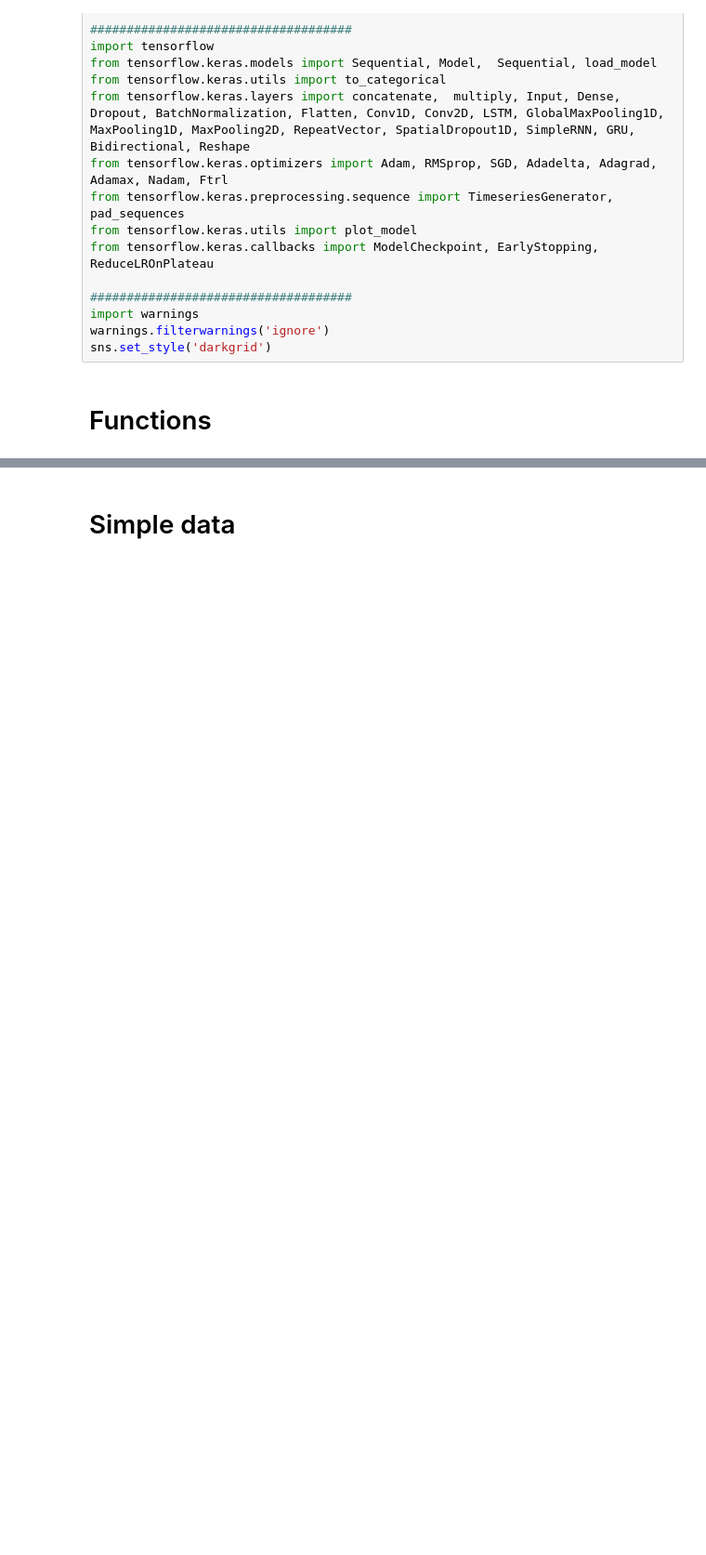
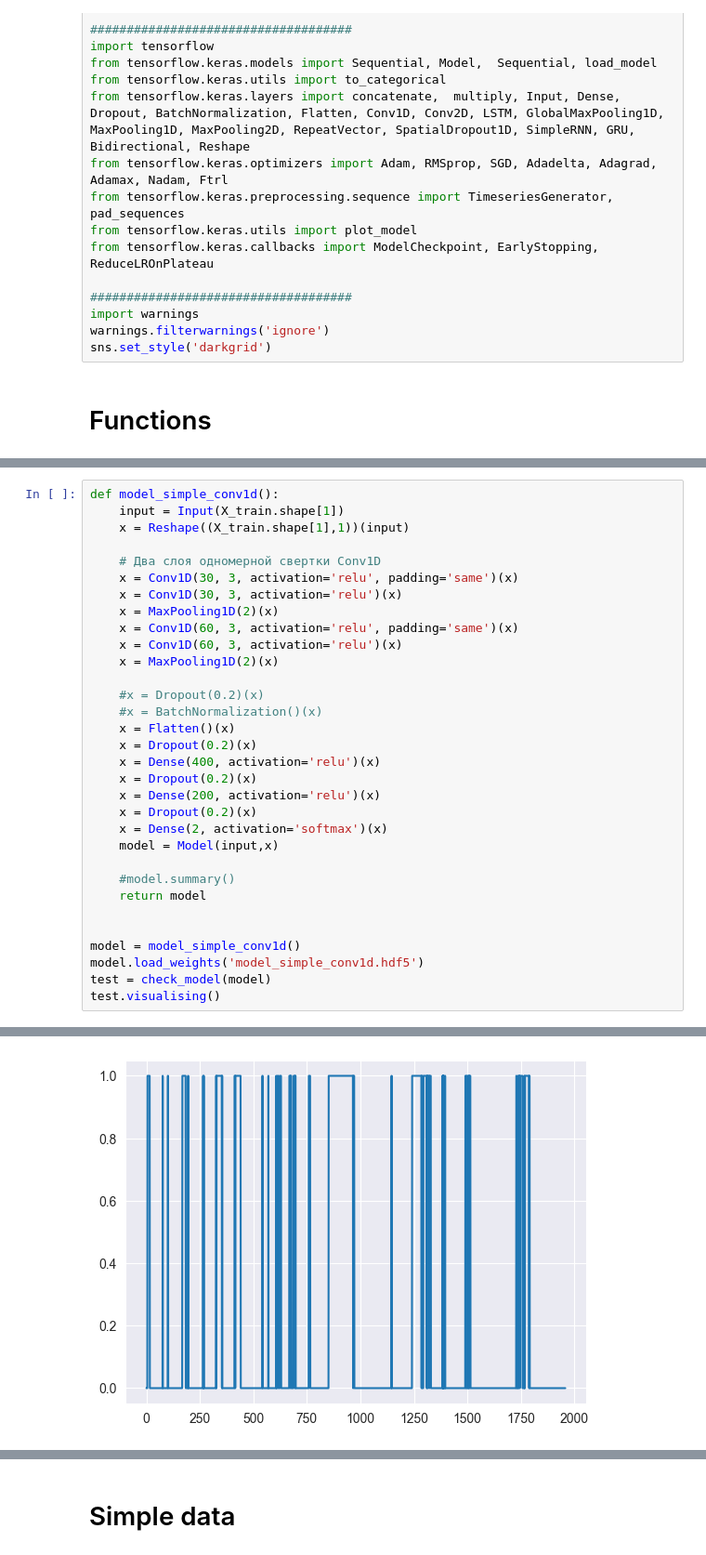
Before and after one commit to aldmitry/signal_processing_with_NN, a Jupyter notebook: Single_signal.ipynb, the cells around one changed output, grey strips where cells are left out. Shown at 93% size. Saved outputs shown, nothing was run; the diff lists cells and outputs as text; blank space fills up the shorter version.

```diff
--- a/Single_signal.ipynb
+++ b/Single_signal.ipynb
@@ -661,0 +709,33 @@ class check_model(nn_data_maker):
+# %%
+def model_simple_conv1d():
+    input = Input(X_train.shape[1])
+    x = Reshape((X_train.shape[1],1))(input)
+
+    # Два слоя одномерной свертки Conv1D
+    x = Conv1D(30, 3, activation='relu', padding='same')(x)
+    x = Conv1D(30, 3, activation='relu')(x)
+    x = MaxPooling1D(2)(x)
+    x = Conv1D(60, 3, activation='relu', padding='same')(x)
+    x = Conv1D(60, 3, activation='relu')(x)
+    x = MaxPooling1D(2)(x)
+
+    #x = Dropout(0.2)(x)
+    #x = BatchNormalization()(x)
+    x = Flatten()(x)
+    x = Dropout(0.2)(x)
+    x = Dense(400, activation='relu')(x)
+    x = Dropout(0.2)(x)
+    x = Dense(200, activation='relu')(x)
+    x = Dropout(0.2)(x)
+    x = Dense(2, activation='softmax')(x)
+    model = Model(input,x)
+
+    #model.summary()
+    return model
+
+
+model = model_simple_conv1d()
+model.load_weights('model_simple_conv1d.hdf5')
+test = check_model(model)
+test.visualising()
+# %% [output]
@@ -661,0 +743 @@ class check_model(nn_data_maker):
+[figure, added]
```
Also changed, not shown: parts of 5 cells of this notebook, 1 other file.
